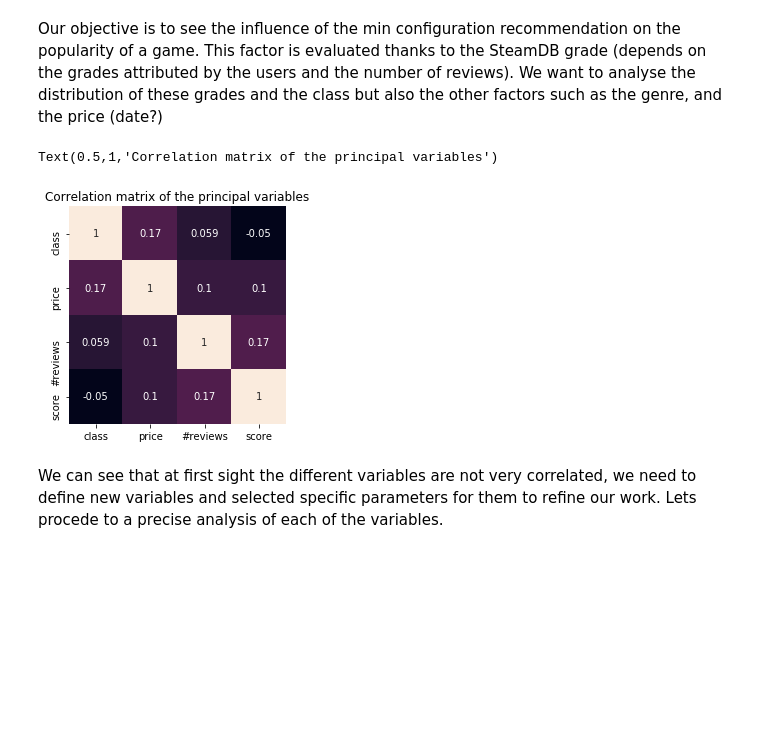
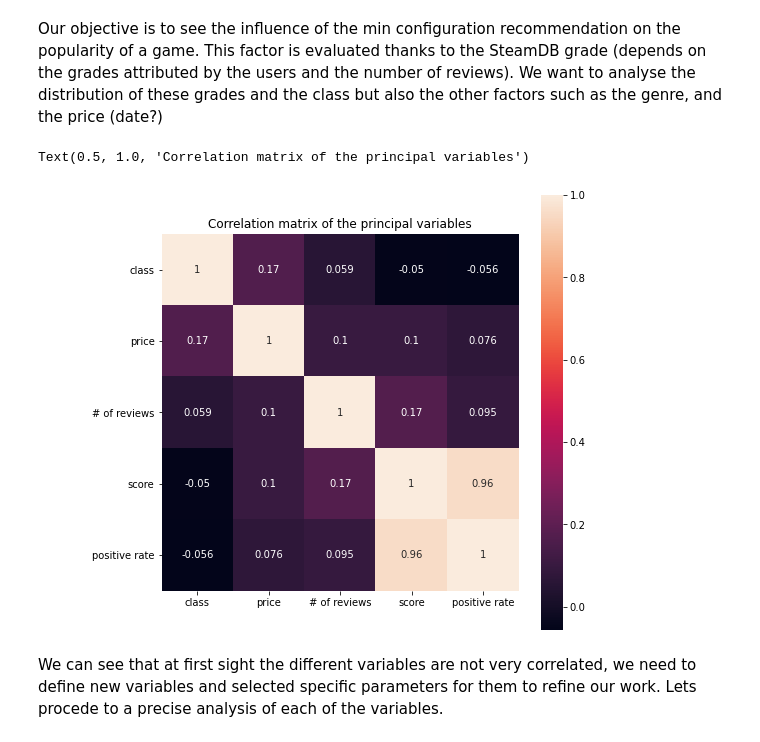
Before and after one commit to gregbellan/MODS203, a Jupyter notebook: Data_Analysis.ipynb, the cells around one changed output. Drawn from its saved outputs; the diff is of its cells as text; code cells hidden in the pictures; blank space fills up the shorter version.

```diff
--- a/Data_Analysis.ipynb
+++ b/Data_Analysis.ipynb
@@ -2,9 +2,11 @@
 import pandas as pd
 import numpy as np
 import matplotlib.pyplot as plt
+import matplotlib as mpl
+
 import seaborn as sn
 
-df = pd.read_csv('formated_data_new.csv').drop("Positive rate in reviews in %", axis = 1)
+df = pd.read_csv('formated_data_new.csv')#.drop("Positive rate in reviews in %", axis = 1)
 df.head(5)
 # %% [output]
 |  | Game ID | Genres | Developers | Publishers | Release date | Current price in € | Number of reviews | ... |
@@ -18,11 +20,12 @@ df.head(5)
 # %% [markdown]
 Our objective is to see the influence of the min configuration recommendation on the popularity of a game. This factor is evaluated thanks to the SteamDB grade (depends on the grades attributed by the users and the number of reviews). We want to analyse the distribution of these grades and the class but also the other factors such as the genre, and the price (date?)
 # %%
-corrMatrix = df[["Min configuration class", "Current price in €", "Number of reviews", "SteamDB score in %"]].corr()
-sn.heatmap(corrMatrix, annot=True, cbar=False, square=True, xticklabels = ["class", "price", "#reviews", "score"], yticklabels = ["class", "price", "#reviews", "score"]).set_title("Correlation matrix of the principal variables")
+plt.figure(figsize=(8,8))
+corrMatrix = df[["Min configuration class", "Current price in €", "Number of reviews", "SteamDB score in %", "Positive rate in reviews in %"]].corr()
+sn.heatmap(corrMatrix, annot=True, square=True, xticklabels = ["class", "price", "# of reviews", "score", "positive rate"], yticklabels = ["class", "price", "               # of reviews", "score", "positive rate"]).set_title("Correlation matrix of the principal variables")
 # %% [output]
-Text(0.5,1,'Correlation matrix of the principal variables')
+Text(0.5, 1.0, 'Correlation matrix of the principal variables')
-[figure, old version]
+[figure, new version]
 # %% [markdown]
 We can see that at first sight the different variables are not very correlated, we need to define new variables and selected specific parameters for them to refine our work. Lets procede to a precise analysis of each of the variables.
 # %% [markdown]
```
Also changed, not shown: parts of 13 cells of this notebook, 1 other file.
